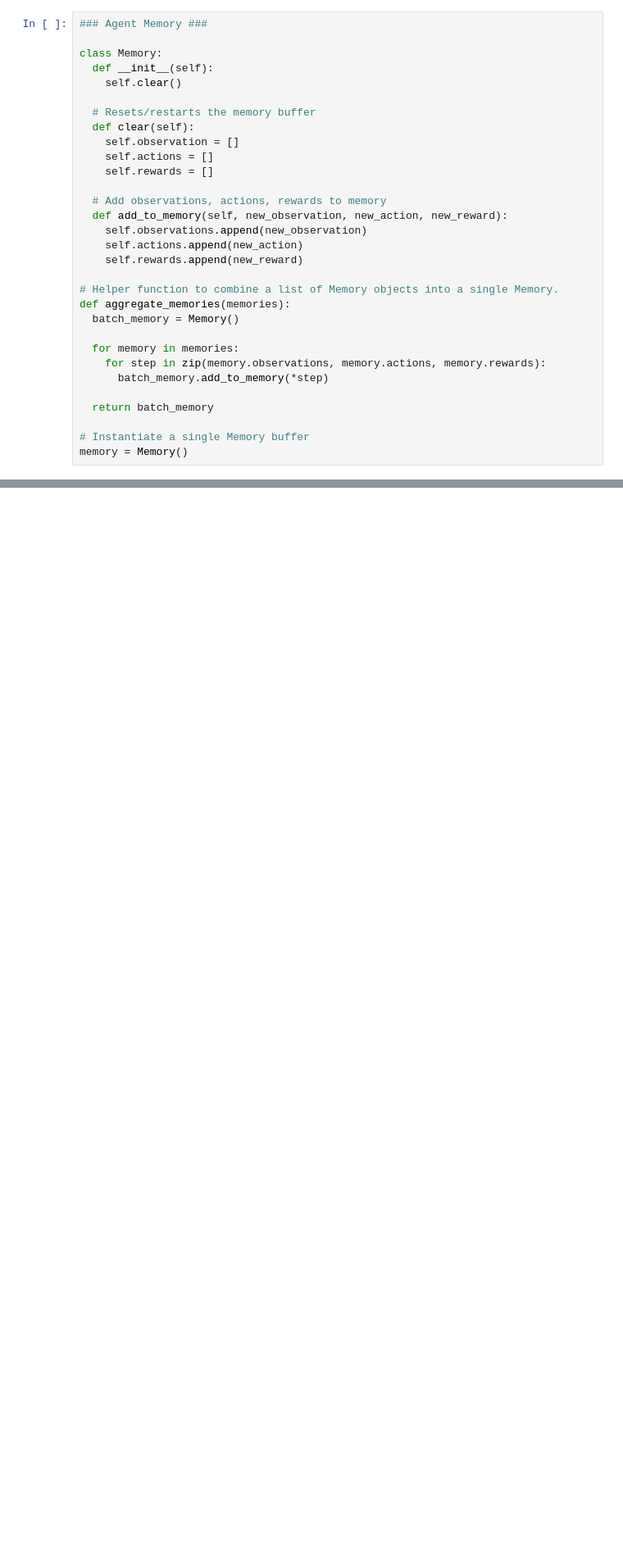
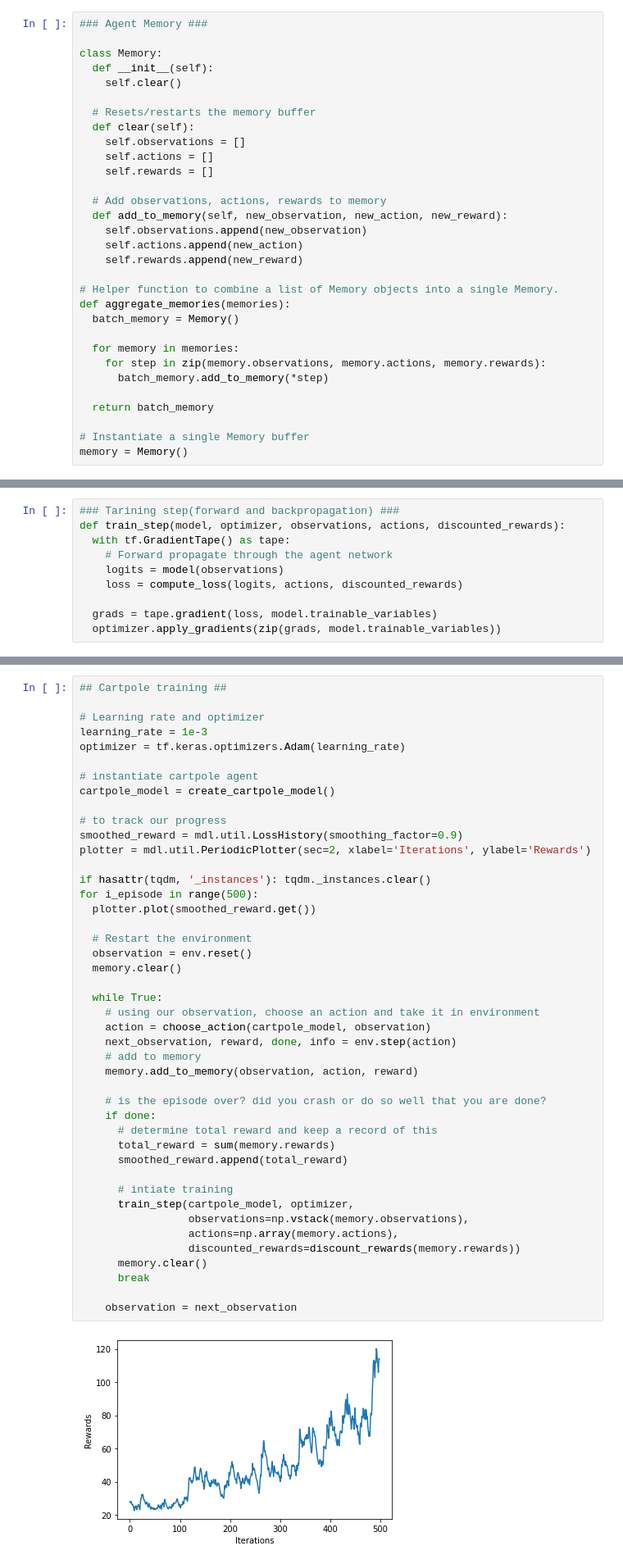
Before and after one commit to vishwanath103/MIT-DL-Course, a Jupyter notebook: Reinforcement_Learning.ipynb, the cells around one changed output, grey strips where cells are left out. Shown: that part at 82% size. Cells and saved outputs as stored; diff of their text form; blank space fills up the shorter version.

```diff
--- a/Reinforcement_Learning.ipynb
+++ b/Reinforcement_Learning.ipynb
@@ -110,7 +110,7 @@ class Memory:
 
   # Resets/restarts the memory buffer
   def clear(self):
-    self.observation = []
+    self.observations = []
     self.actions = []
     self.rewards = []
 
@@ -162,0 +176,10 @@ def discount_rewards(rewards, gamma=0.95):
+# %%
+### Tarining step(forward and backpropagation) ###
+def train_step(model, optimizer, observations, actions, discounted_rewards):
+  with tf.GradientTape() as tape:
+    # Forward propagate through the agent network
+    logits = model(observations)
+    loss = compute_loss(logits, actions, discounted_rewards)
+
+  grads = tape.gradient(loss, model.trainable_variables)
+  optimizer.apply_gradients(zip(grads, model.trainable_variables))
@@ -162,0 +188,46 @@ def discount_rewards(rewards, gamma=0.95):
+# %%
+## Cartpole training ##
+
+# Learning rate and optimizer
+learning_rate = 1e-3
+optimizer = tf.keras.optimizers.Adam(learning_rate)
+
+# instantiate cartpole agent
+cartpole_model = create_cartpole_model()
+
+# to track our progress
+smoothed_reward = mdl.util.LossHistory(smoothing_factor=0.9)
+plotter = mdl.util.PeriodicPlotter(sec=2, xlabel='Iterations', ylabel='Rewards')
+
+if hasattr(tqdm, '_instances'): tqdm._instances.clear()
+for i_episode in range(500):
+  plotter.plot(smoothed_reward.get())
+
+  # Restart the environment
+  observation = env.reset()
+  memory.clear()
+
+  while True:
+    # using our observation, choose an action and take it in environment
+    action = choose_action(cartpole_model, observation)
+    next_observation, reward, done, info = env.step(action)
+    # add to memory
+    memory.add_to_memory(observation, action, reward)
+
+    # is the episode over? did you crash or do so well that you are done?
+    if done:
+      # determine total reward and keep a record of this
+      total_reward = sum(memory.rewards)
+      smoothed_reward.append(total_reward)
+
+      # intiate training
+      train_step(cartpole_model, optimizer,
+                 observations=np.vstack(memory.observations),
+                 actions=np.array(memory.actions),
+                 discounted_rewards=discount_rewards(memory.rewards))
+      memory.clear()
+      break
+
+    observation = next_observation
+# %% [output]
+[figure, added]
```
Also changed, not shown: parts of 15 cells of this notebook.
